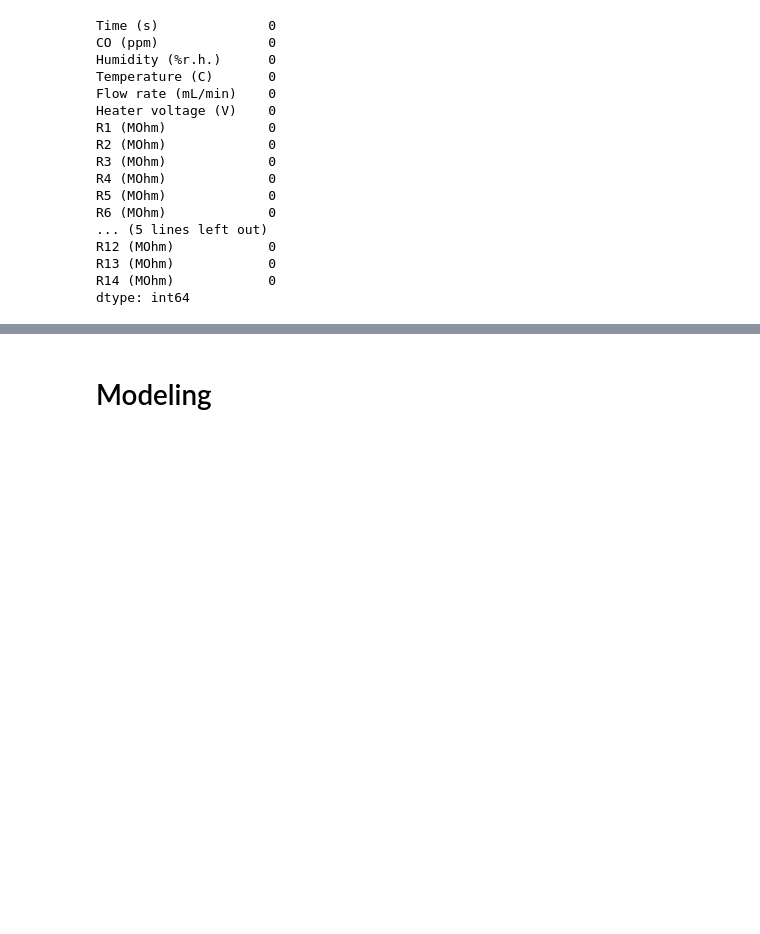
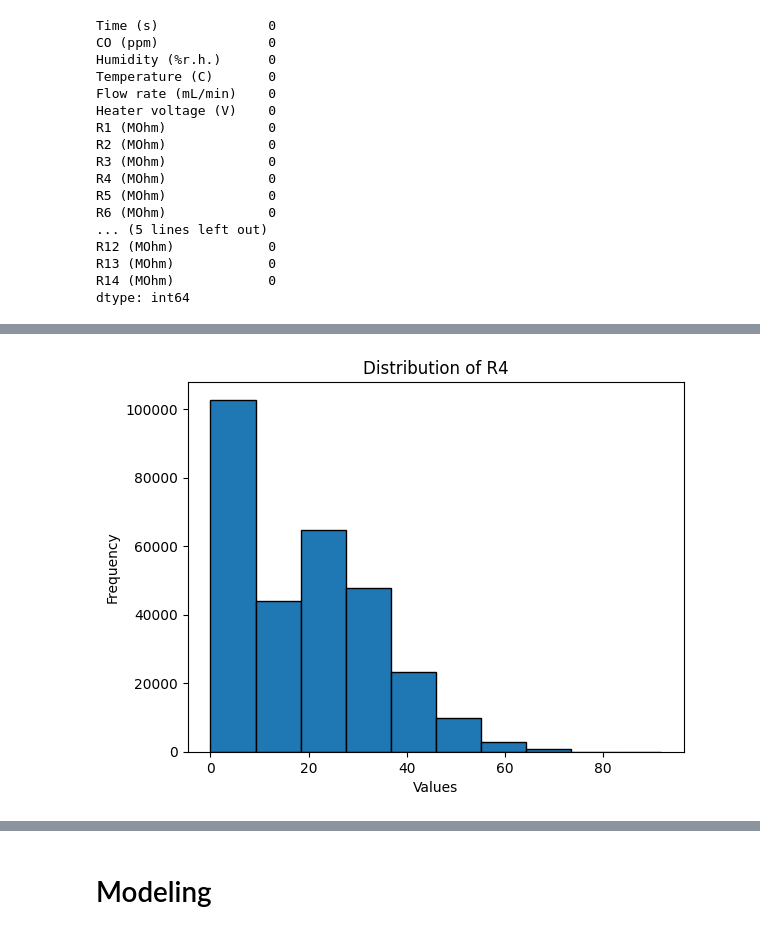
Before and after one commit to Jwdegames/GasSensorMLTasks, a Jupyter notebook: Catherine_gas_sensor_EDA.ipynb, the cells around one changed output, grey strips where cells are left out. Cells and saved outputs as stored; diff of their text form; code cells hidden in the pictures; blank space fills up the shorter version.

```diff
--- a/Catherine_gas_sensor_EDA.ipynb
+++ b/Catherine_gas_sensor_EDA.ipynb
@@ -93,0 +166,9 @@ dtype: int64
+# %%
+# Plot a histogram for R4 column
+plt.hist(df['R4 (MOhm)'], bins=10, edgecolor='k')
+plt.xlabel('Values')
+plt.ylabel('Frequency')
+plt.title('Distribution of R4')
+plt.show()
+# %% [output]
+[figure, added]
```
Also changed, not shown: parts of 14 cells of this notebook.
